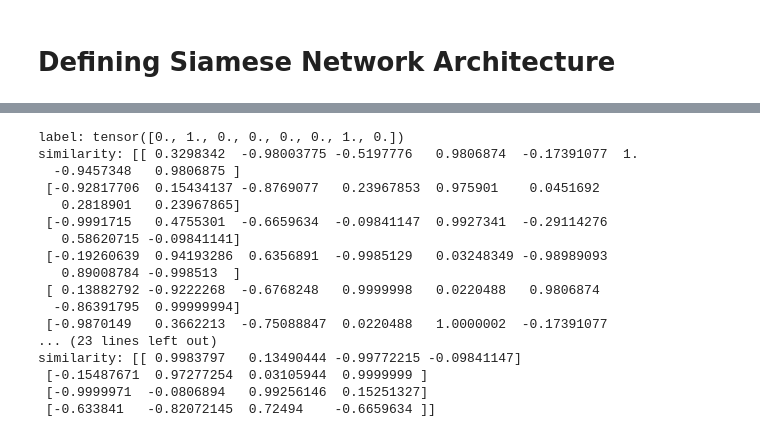
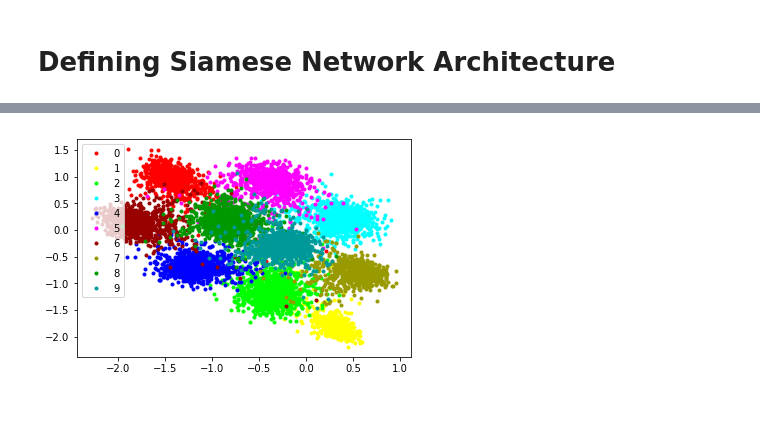
Before and after one commit to shruti-jadon/Hands-on-One-Shot-Learning, a Jupyter notebook: Ch02-MetricsBasedMethods/SiameseNetwork.ipynb, the cells around one changed output, grey strips where cells are left out. Drawn from its saved outputs; the diff is of its cells as text; code cells hidden in the pictures; blank space fills up the shorter version.

```diff
--- a/Ch02-MetricsBasedMethods/SiameseNetwork.ipynb
+++ b/Ch02-MetricsBasedMethods/SiameseNetwork.ipynb
@@ -139,7 +140,7 @@ optimizer = torch.optim.SGD(model.parameters(), lr=learning_rate,momentum=moment
 #kwargs = {'num_workers': 1, 'pin_memory': True} if args.cuda else {}
 kwargs = {}
 train_loader = torch.utils.data.DataLoader(train_iter,batch_size=batchsize, shuffle=True, **kwargs)
-test_loader = torch.utils.data.DataLoader(test_iter,batch_size=batchsize, shuffle=True, **kwargs)
+test_loader = torch.utils.data.DataLoader(test,batch_size=batchsize, shuffle=True, **kwargs)
 # %%
 train_loss = []
 running_loss=0.0
@@ -192,13 +193,15 @@ def test_model(model):
         all_ = []
         all_labels = []
         #original_labels=[]
-        for batch_idx, (x0, x1, labels) in enumerate(test_loader):
-            labels = labels.float()
-            x0, x1, labels = Variable(x0), Variable(x1), Variable(labels)
-            output1, output2 = model(x0, x1)
-            similarity=cosine_similarity(output1.detach().numpy(), output2.detach().numpy())
-            print ("label: {}".format(labels))
-            print ("similarity: {}".format(similarity))
+        for batch_idx, (x, labels) in enumerate(test_loader):
+            x, labels = Variable(x, volatile=True), Variable(labels)
+            output = model.forward_once(x)
+            all_.extend(output.data.cpu().numpy().tolist())
+            all_labels.extend(labels.data.cpu().numpy().tolist())
+
+        numpy_all = np.array(all_)
+        numpy_labels = np.array(all_labels)
+        return numpy_all, numpy_labels
 
 def testing_plots(name_file,model):
         filehandler = open(name_file,"wb")
@@ -209,23 +212,8 @@ def testing_plots(name_file,model):
         pickle.dump(dict_pickle,filehandler)
         plot_mnist(numpy_all, numpy_labels)
         filehandler.close()
-# %%
-test_model(model)
-# %% [output]
-label: tensor([0., 1., 0., 0., 0., 0., 1., 0.])
-similarity: [[ 0.3298342  -0.98003775 -0.5197776   0.9806874  -0.17391077  1.
-  -0.9457348   0.9806875 ]
- [-0.92817706  0.15434137 -0.8769077   0.23967853  0.975901    0.0451692
-   0.2818901   0.23967865]
- [-0.9991715   0.4755301  -0.6659634  -0.09841147  0.9927341  -0.29114276
-   0.58620715 -0.09841141]
- [-0.19260639  0.94193286  0.6356891  -0.9985129   0.03248349 -0.98989093
-   0.89008784 -0.998513  ]
- [ 0.13882792 -0.9222268  -0.6768248   0.9999998   0.0220488   0.9806874
-  -0.86391795  0.99999994]
- [-0.9870149   0.3662213  -0.75088847  0.0220488   1.0000002  -0.17391077
-... (23 lines left out)
-similarity: [[ 0.9983797   0.13490444 -0.99772215 -0.09841147]
- [-0.15487671  0.97277254  0.03105944  0.9999999 ]
- [-0.9999971  -0.0806894   0.99256146  0.15251327]
- [-0.633841   -0.82072145  0.72494    -0.6659634 ]]
+# %%
+#test_model(model)
+testing_plots("abc.pickle",model)
+# %% [output]
+[figure, added]
```
Also changed, not shown: parts of 6 cells of this notebook, 6 other files.
